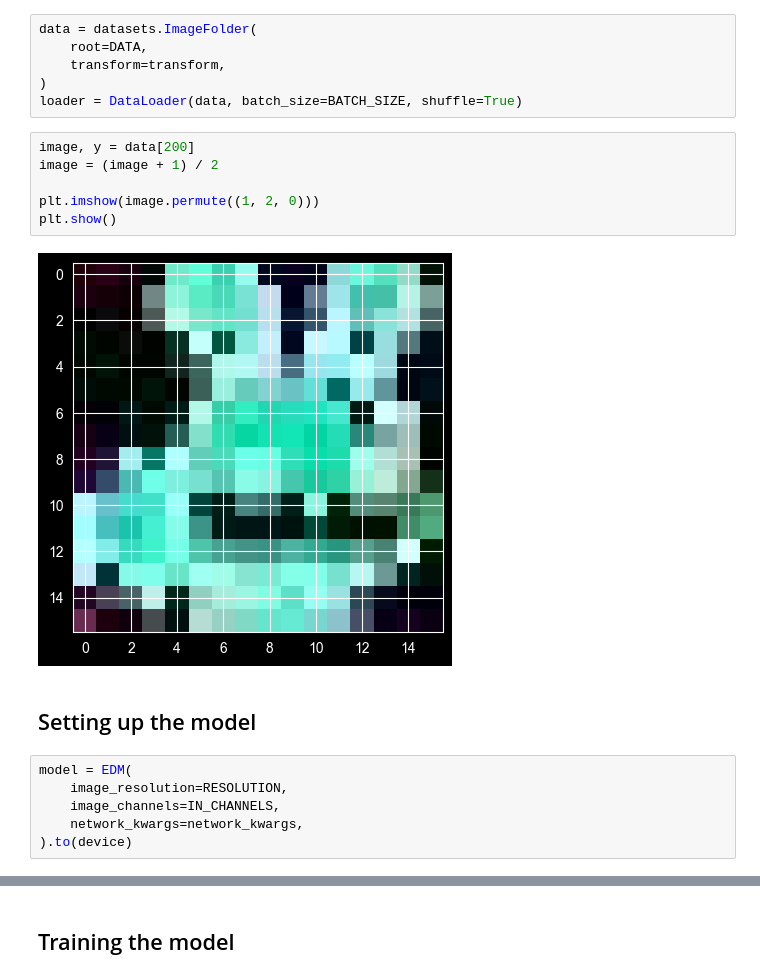
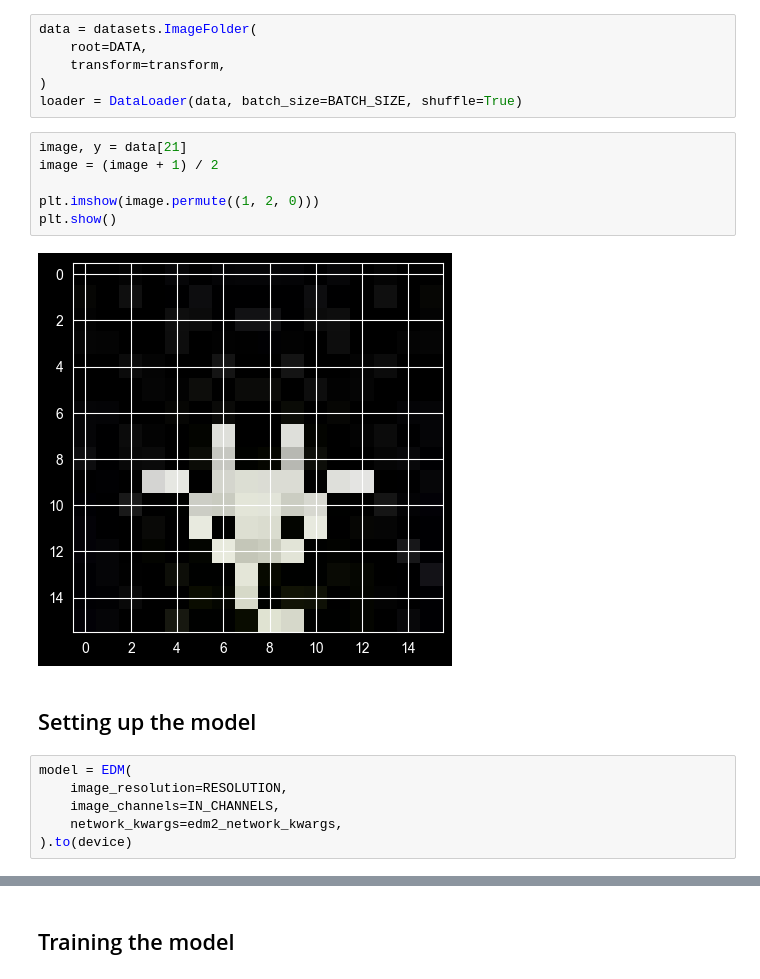
Before and after one commit to D21W12/Diffusion-Deep-Reinforcement-Learning, a Jupyter notebook: notebooks/diffusion_sprites.ipynb, the cells around one changed output, grey strips where cells are left out. Cells and saved outputs as stored; diff of their text form.

Commit message:
update score network in notebook

```diff
--- a/notebooks/diffusion_sprites.ipynb
+++ b/notebooks/diffusion_sprites.ipynb
@@ -66,20 +74,20 @@ data = datasets.ImageFolder(
 )
 loader = DataLoader(data, batch_size=BATCH_SIZE, shuffle=True)
 # %%
-image, y = data[200]
+image, y = data[21]
 image = (image + 1) / 2
 
 plt.imshow(image.permute((1, 2, 0)))
 plt.show()
 # %% [output]
-[figure, old version]
+[figure, new version]
 # %% [markdown]
 ## Setting up the model
 # %%
 model = EDM(
     image_resolution=RESOLUTION,
     image_channels=IN_CHANNELS,
-    network_kwargs=network_kwargs,
+    network_kwargs=edm2_network_kwargs,
 ).to(device)
 # %%
 if os.path.exists(CHECKPOINT):
```
Also changed, not shown: parts of 6 cells of this notebook, 2 other files.
